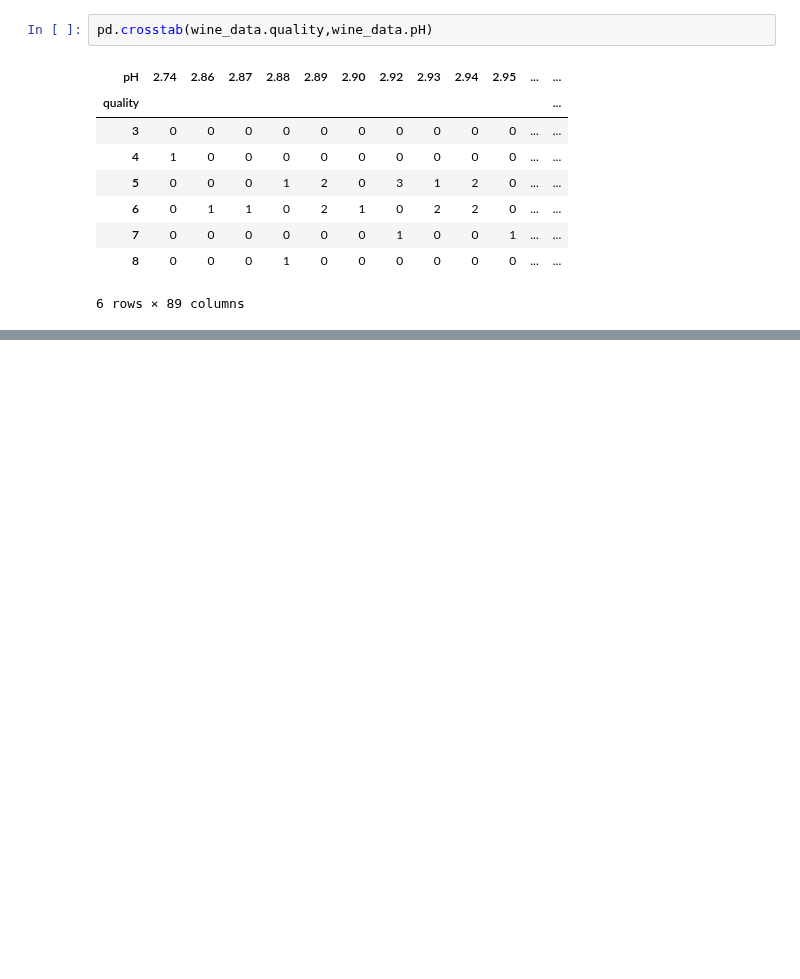
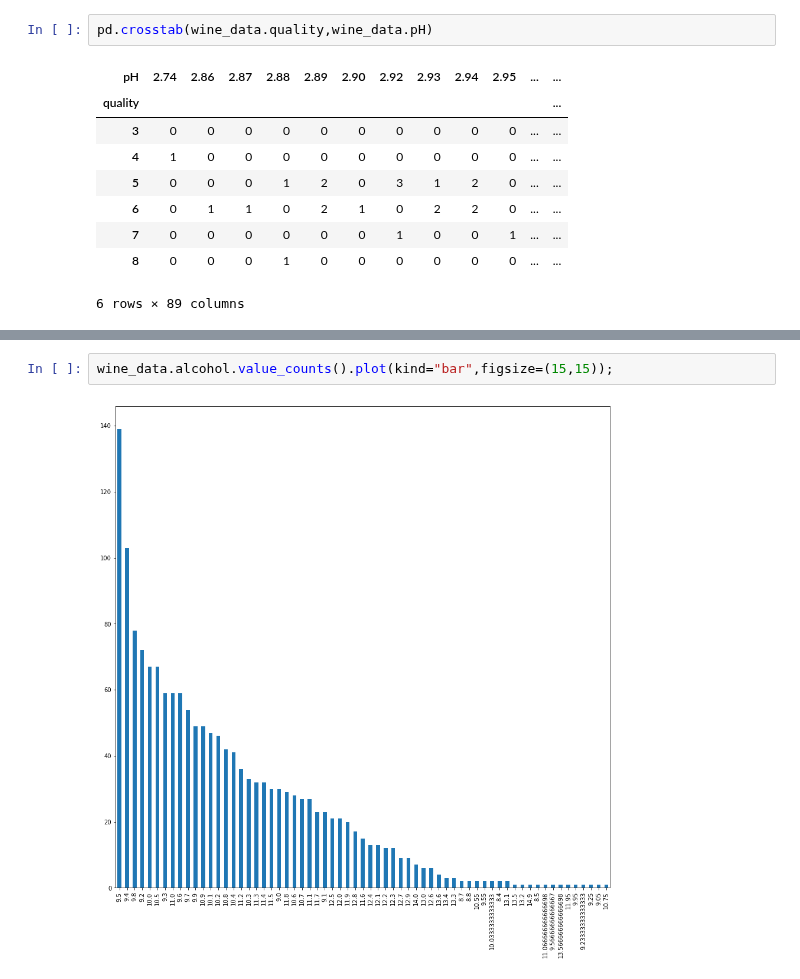
Before and after one commit to shamimsikder/ML-Exercises, a Jupyter notebook: Wine Quality Prediction/Wine Quality Prediction.ipynb, the cells around one changed output, grey strips where cells are left out. Cells and saved outputs as stored; diff of their text form; blank space fills up the shorter version.

```diff
--- a/Wine Quality Prediction/Wine Quality Prediction.ipynb
+++ b/Wine Quality Prediction/Wine Quality Prediction.ipynb
@@ -105,0 +130,4 @@ pd.crosstab(wine_data.quality,wine_data.pH)
+# %%
+wine_data.alcohol.value_counts().plot(kind="bar",figsize=(15,15));
+# %% [output]
+[figure, added]
```
Also changed, not shown: parts of 7 cells of this notebook.
